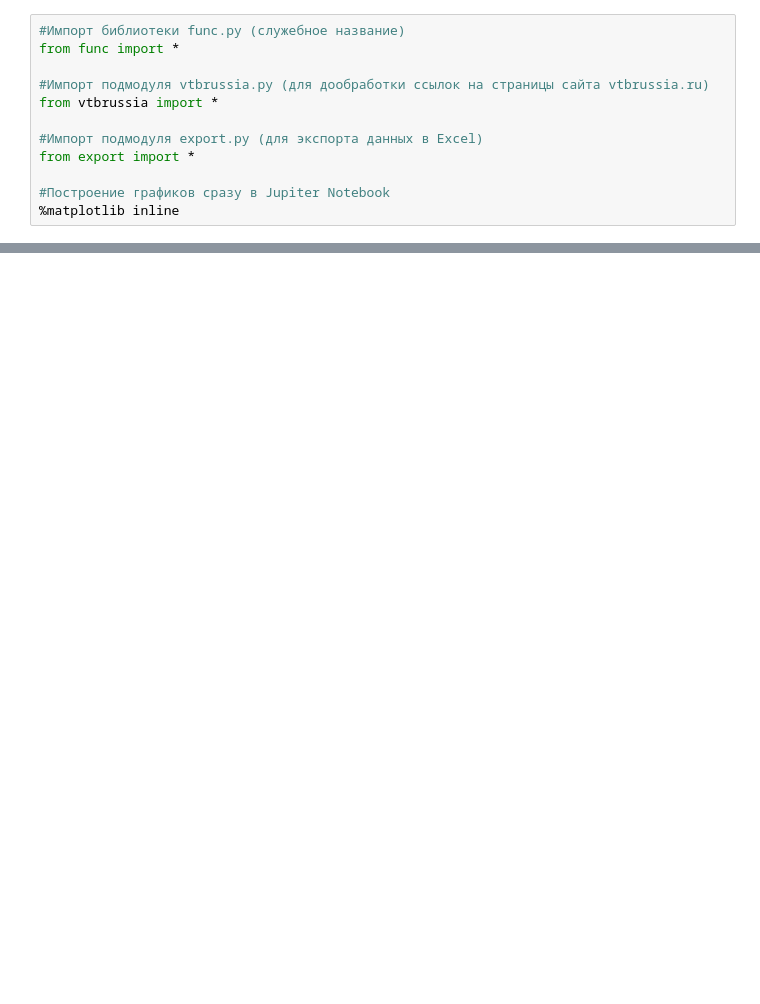
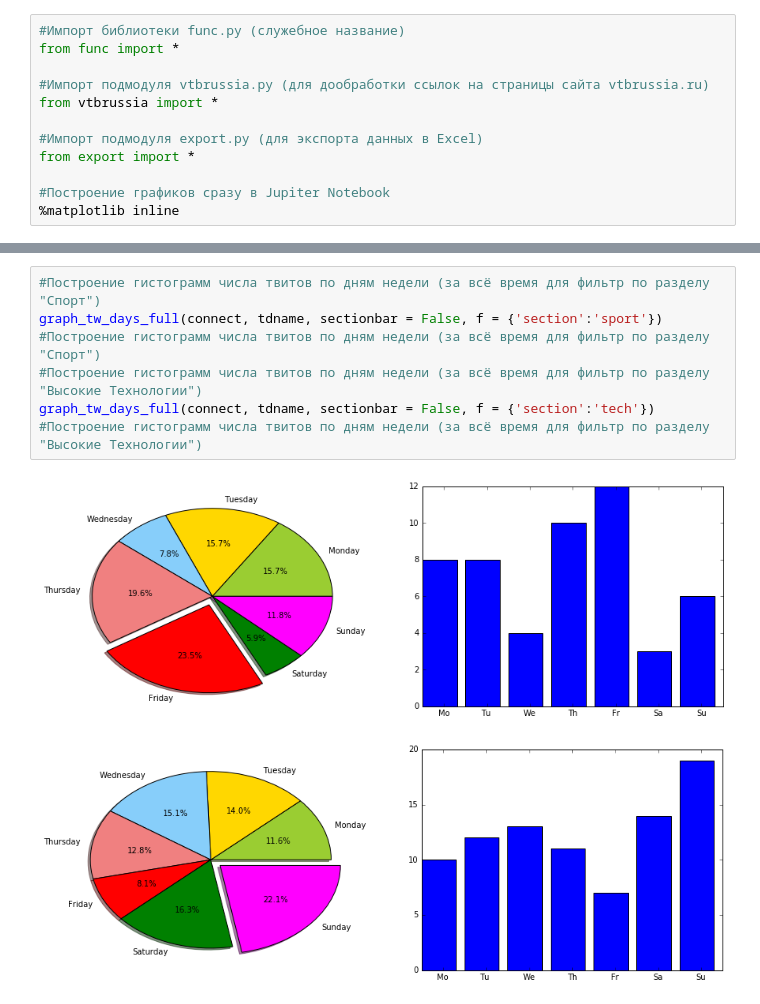
Before and after one commit to lexnekr/vtbtwitter, a Jupyter notebook: Examples.ipynb, the cells around one changed output, grey strips where cells are left out. Drawn from its saved outputs; the diff is of its cells as text; blank space fills up the shorter version.

```diff
--- a/Examples.ipynb
+++ b/Examples.ipynb
@@ -87,0 +84,10 @@ graph_tw_days_full(conn, dbname, dtwsectlabels = ['sport', 'culture', 'healthcar
+# %%
+#Построение гистограмм числа твитов по дням недели (за всё время для фильтр по разделу "Спорт")
+graph_tw_days_full(connect, tdname, sectionbar = False, f = {'section':'sport'})
+#Построение гистограмм числа твитов по дням недели (за всё время для фильтр по разделу "Спорт")
+#Построение гистограмм числа твитов по дням недели (за всё время для фильтр по разделу "Высокие Технологии")
+graph_tw_days_full(connect, tdname, sectionbar = False, f = {'section':'tech'})
+#Построение гистограмм числа твитов по дням недели (за всё время для фильтр по разделу "Высокие Технологии")
+# %% [output]
+[figure, added]
+[figure, added]
```
Also changed, not shown: parts of 11 cells of this notebook, 5 other files.
